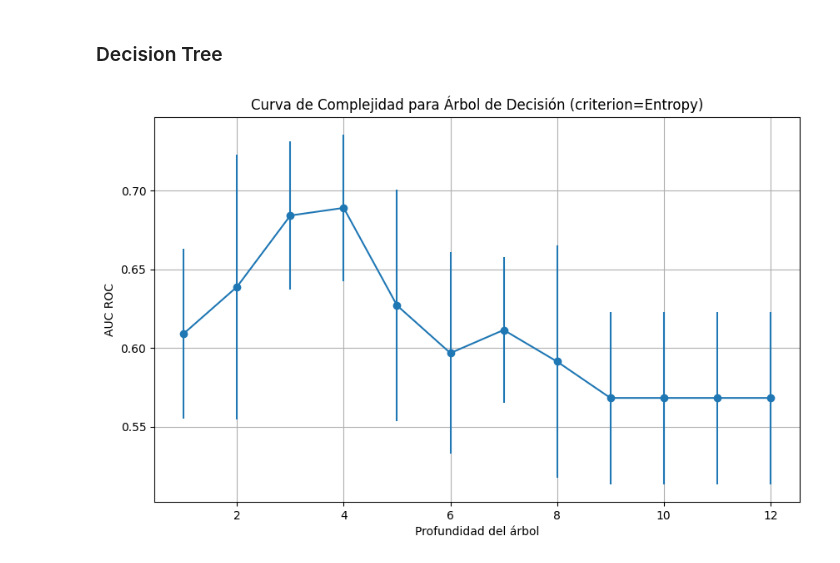
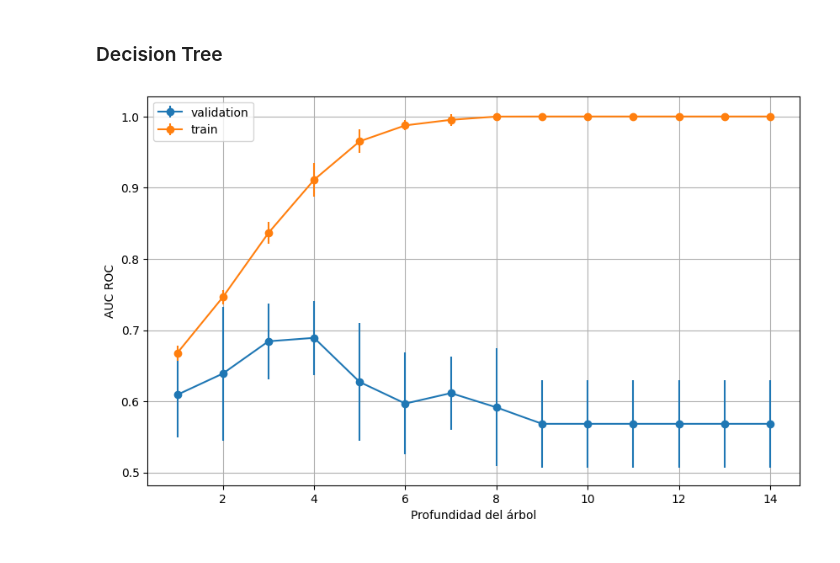
Before and after one commit to fedeaar/aa-tp01, a Jupyter notebook: experimentacion/ej4_1_arbol.ipynb, the cells around one changed output. Drawn from its saved outputs; the diff is of its cells as text; code cells hidden in the pictures.

```diff
--- a/experimentacion/ej4_1_arbol.ipynb
+++ b/experimentacion/ej4_1_arbol.ipynb
@@ -8,26 +9,33 @@ from utils.base_set import X_train, y_train, seed
 # %% [markdown]
 ### Decision Tree
 # %%
-max_depth_values = range(1, 13)
+mean_val_scores = []
+std_val_scores = []
+mean_train_scores = []
+std_train_scores = []
 
-mean_auc_scores = []
-std_auc_scores = []
-
-cv = StratifiedKFold(n_splits=5, shuffle=True, random_state=seed)
-
+best_params = {'criterion': 'entropy', 'max_features': 135}
+k = 5
+cv = StratifiedKFold(n_splits=k, shuffle=True, random_state=seed)
+cols_val = [f"split_val_{i}" for i in range(k)]
+cols_train = [f"split_train_{i}" for i in range(k)]
+max_depth_values = range(1, 15)
 for max_depth in max_depth_values:
-    tree = DecisionTreeClassifier(criterion='entropy', max_depth=max_depth, max_features=135, random_state=seed)
-
-    auc_scores = cross_val_score(tree, X_train, y_train, cv=cv, scoring='roc_auc')
-    mean_auc_scores.append(np.mean(auc_scores))
-    std_auc_scores.append(np.std(auc_scores))
-
-plt.figure(figsize=(10, 6))
-plt.errorbar(max_depth_values, mean_auc_scores, yerr=std_auc_scores, fmt='-o')
-plt.xlabel('Profundidad del árbol')
-plt.ylabel('AUC ROC')
-plt.title('Curva de Complejidad para Árbol de Decisión (criterion=Entropy)')
-plt.grid(True)
-plt.show()
+    svm = DecisionTreeWrapper(max_depth=max_depth, random_state=seed, **best_params)
+    auc_scores, _ = cross_validate(svm, X_train, y_train, metric=aucroc, use_decision=True, cv=cv)
+    mean_val_scores.append(auc_scores.mean_val.aucroc)
+    std_val_scores.append(auc_scores[cols_val].std(axis=1).aucroc)
+    mean_train_scores.append(auc_scores.mean_train.aucroc)
+    std_train_scores.append(auc_scores[cols_train].std(axis=1).aucroc)
-# %% [output]
-[figure, removed]
+# %%
+plt.figure(figsize=(10, 6))
+plt.errorbar(max_depth_values, mean_val_scores, std_val_scores, fmt='-o', label="validation")
+plt.errorbar(max_depth_values, mean_train_scores, std_train_scores, fmt='-o', label="train")
+plt.legend()
+plt.xlabel('Profundidad del árbol')
+plt.ylabel('AUC ROC')
+# plt.title('Curva de Complejidad para Árbol de Decisión (criterion=Entropy)')
+plt.grid(True)
+plt.show()
+# %% [output]
+[figure, added]
```
Also changed, not shown: parts of 1 cell of this notebook, 1 other file.
